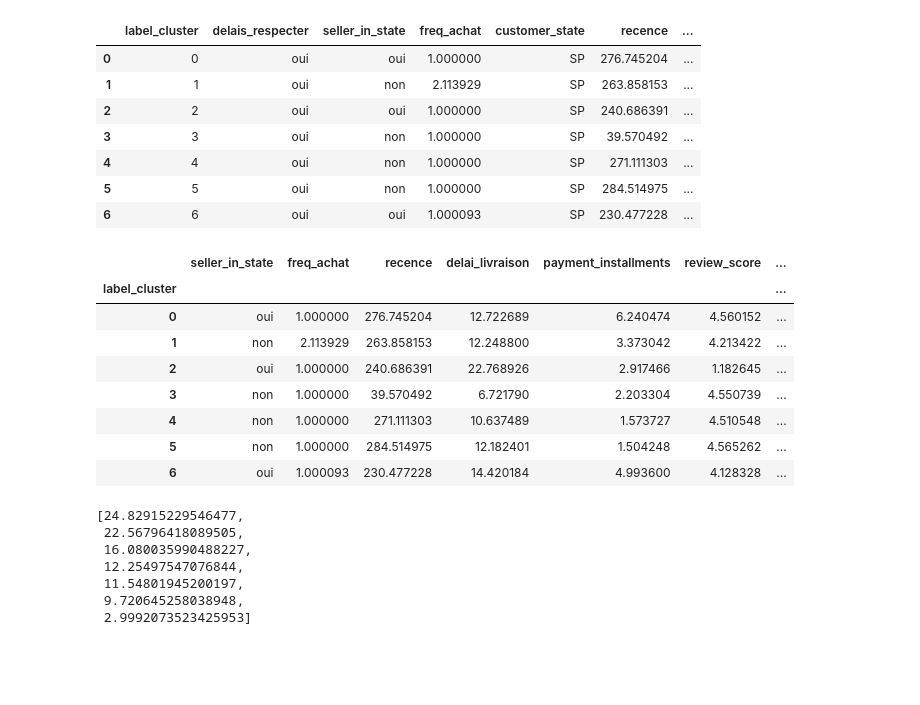
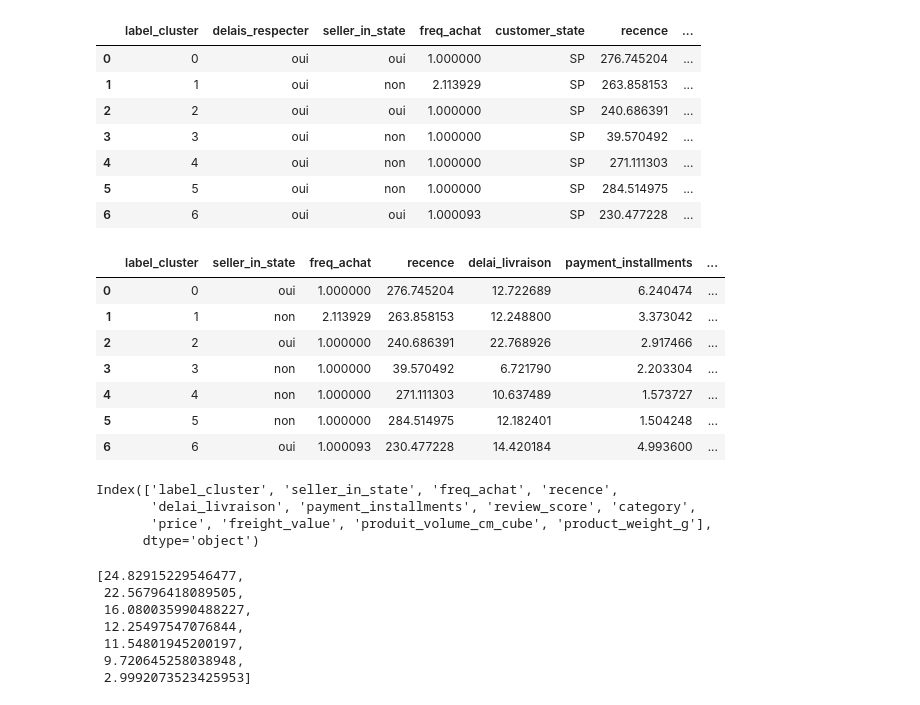
Before and after one commit to Adelinekh/olist_nonsupervise, a Jupyter notebook: modelisation_data.ipynb, the cells around one changed output. Cells and saved outputs as stored; diff of their text form; code cells hidden in the pictures; blank space fills up the shorter version.

```diff
--- a/modelisation_data.ipynb
+++ b/modelisation_data.ipynb
@@ -200,3 +205,15 @@ grouped_df.reset_index()
 | 6 | 6 | oui | oui | 1.000093 | SP | 230.477228 | ... |
 # %%
 df_expli = grouped_df.drop(['delais_respecter','customer_state',],axis=1)
+# %%
+df_expli = df_expli.reset_index()
+df_expli
+# %% [output]
+|  | label_cluster | seller_in_state | freq_achat | recence | delai_livraison | payment_installments | ... |
+| 0 | 0 | oui | 1.000000 | 276.745204 | 12.722689 | 6.240474 | ... |
+| 1 | 1 | non | 2.113929 | 263.858153 | 12.248800 | 3.373042 | ... |
+| 2 | 2 | oui | 1.000000 | 240.686391 | 22.768926 | 2.917466 | ... |
+| 3 | 3 | non | 1.000000 | 39.570492 | 6.721790 | 2.203304 | ... |
+| 4 | 4 | non | 1.000000 | 271.111303 | 10.637489 | 1.573727 | ... |
+| 5 | 5 | non | 1.000000 | 284.514975 | 12.182401 | 1.504248 | ... |
+| 6 | 6 | oui | 1.000093 | 230.477228 | 14.420184 | 4.993600 | ... |
@@ -203,12 +223,7 @@ df_expli = grouped_df.drop(['delais_respecter','customer_state',],axis=1)
 # %%
-df_expli
+df_expli.columns
 # %% [output]
-|  | seller_in_state | freq_achat | recence | delai_livraison | payment_installments | review_score | ... |
-| label_cluster |  |  |  |  |  |  | ... |
-| 0 | oui | 1.000000 | 276.745204 | 12.722689 | 6.240474 | 4.560152 | ... |
-| 1 | non | 2.113929 | 263.858153 | 12.248800 | 3.373042 | 4.213422 | ... |
-| 2 | oui | 1.000000 | 240.686391 | 22.768926 | 2.917466 | 1.182645 | ... |
-| 3 | non | 1.000000 | 39.570492 | 6.721790 | 2.203304 | 4.550739 | ... |
-| 4 | non | 1.000000 | 271.111303 | 10.637489 | 1.573727 | 4.510548 | ... |
-| 5 | non | 1.000000 | 284.514975 | 12.182401 | 1.504248 | 4.565262 | ... |
-| 6 | oui | 1.000093 | 230.477228 | 14.420184 | 4.993600 | 4.128328 | ... |
+Index(['label_cluster', 'seller_in_state', 'freq_achat', 'recence',
+       'delai_livraison', 'payment_installments', 'review_score', 'category',
+       'price', 'freight_value', 'produit_volume_cm_cube', 'product_weight_g'],
+      dtype='object')
```
Also changed, not shown: parts of 16 cells of this notebook, 2 other files.
